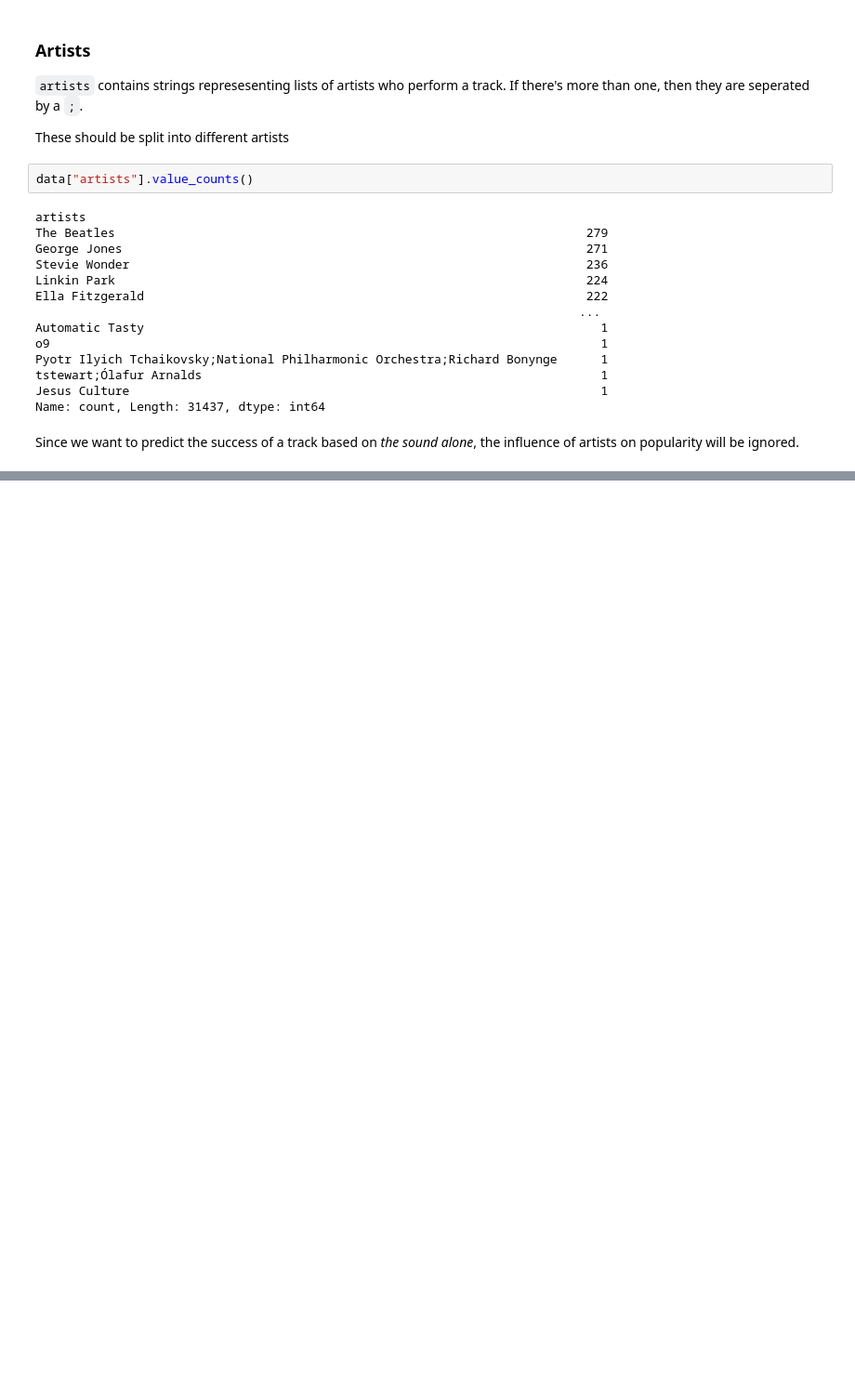
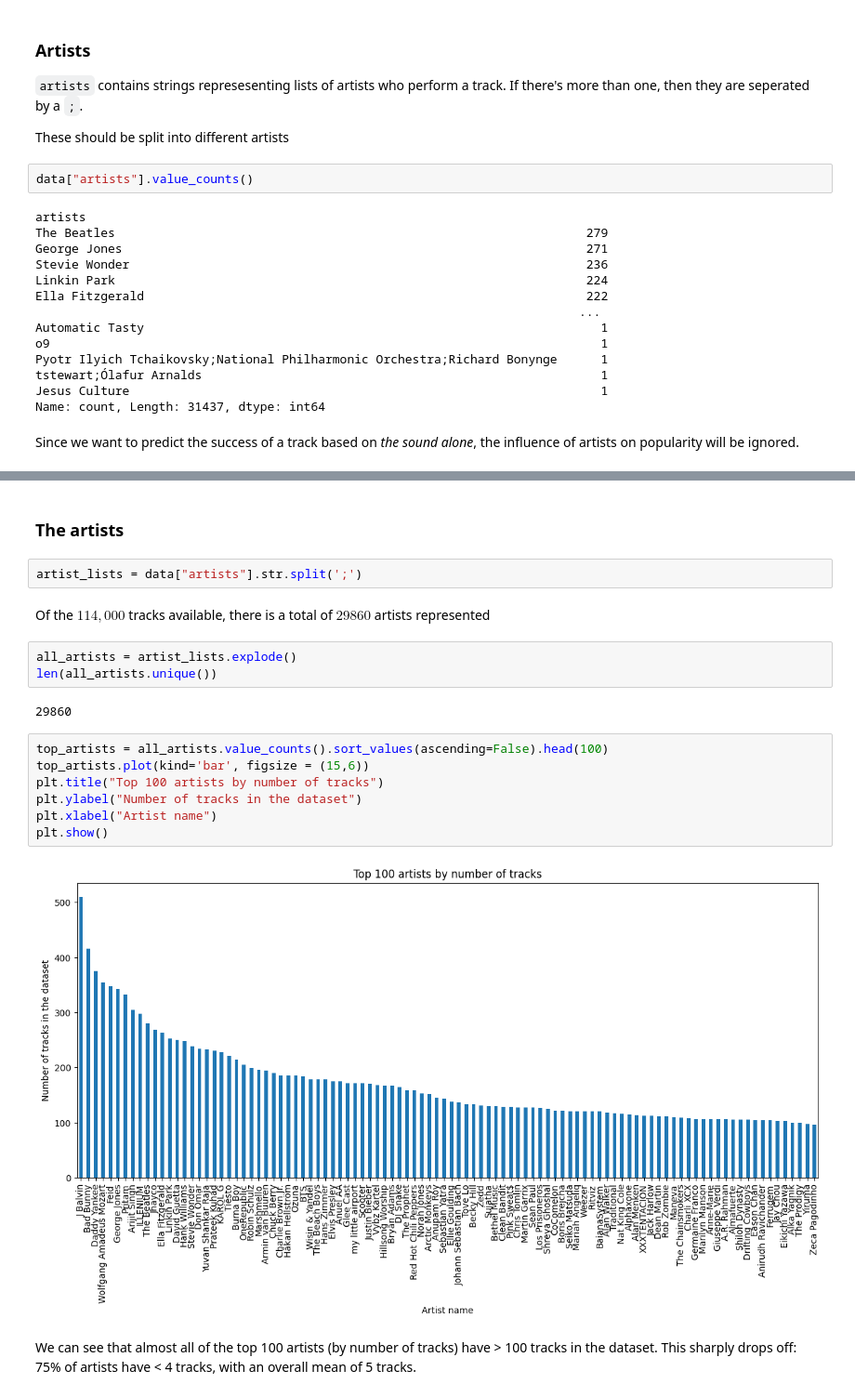
Before and after one commit to ayahusseini/spotify_success, a Jupyter notebook: pipeline/data_exploration.ipynb, the cells around one changed output, grey strips where cells are left out. Shown: that part at 93% size. Drawn from its saved outputs; the diff is of its cells as text; blank space fills up the shorter version.

```diff
--- a/pipeline/data_exploration.ipynb
+++ b/pipeline/data_exploration.ipynb
@@ -111,0 +127,22 @@ plt.show()
+# %% [markdown]
+### The artists
+# %%
+artist_lists = data["artists"].str.split(';')
+# %% [markdown]
+Of the $114,000$ tracks available, there is a total of $29860$ artists represented
+# %%
+all_artists = artist_lists.explode()
+len(all_artists.unique())
+# %% [output]
+29860
+# %%
+top_artists = all_artists.value_counts().sort_values(ascending=False).head(100)
+top_artists.plot(kind='bar', figsize = (15,6))
+plt.title("Top 100 artists by number of tracks")
+plt.ylabel("Number of tracks in the dataset")
+plt.xlabel("Artist name")
+plt.show()
+# %% [output]
+[figure, added]
+# %% [markdown]
+We can see that almost all of the top 100 artists (by number of tracks) have > 100 tracks in the dataset. This sharply drops off: 75% of artists have < 4 tracks, with an overall mean of 5 tracks.
```
Also changed, not shown: parts of 22 cells of this notebook, 1 other file.
